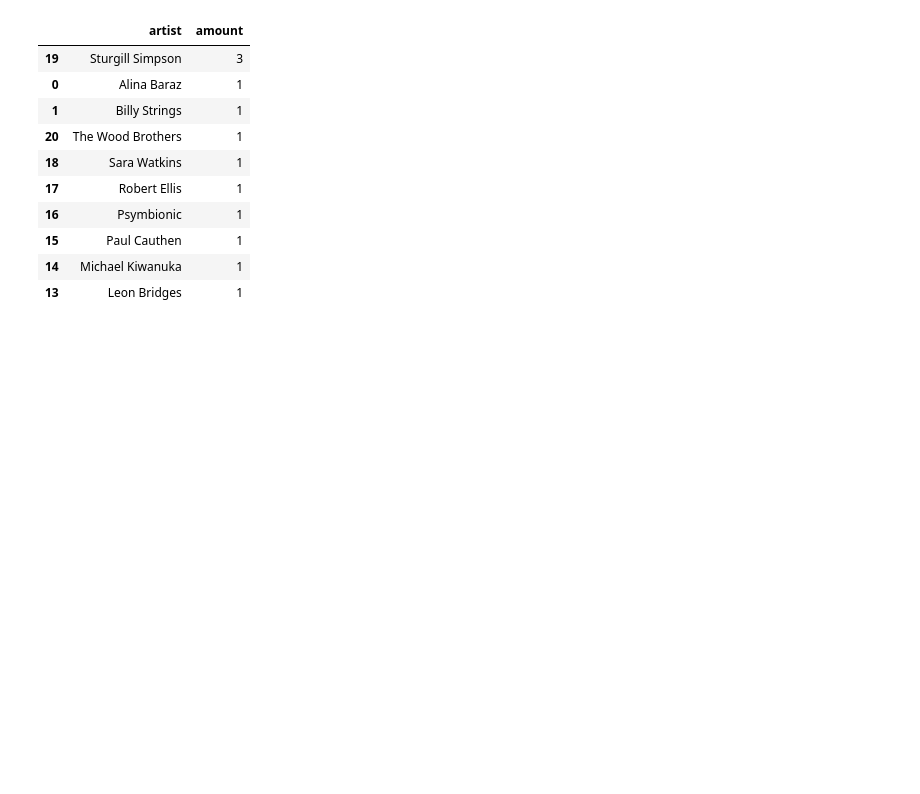
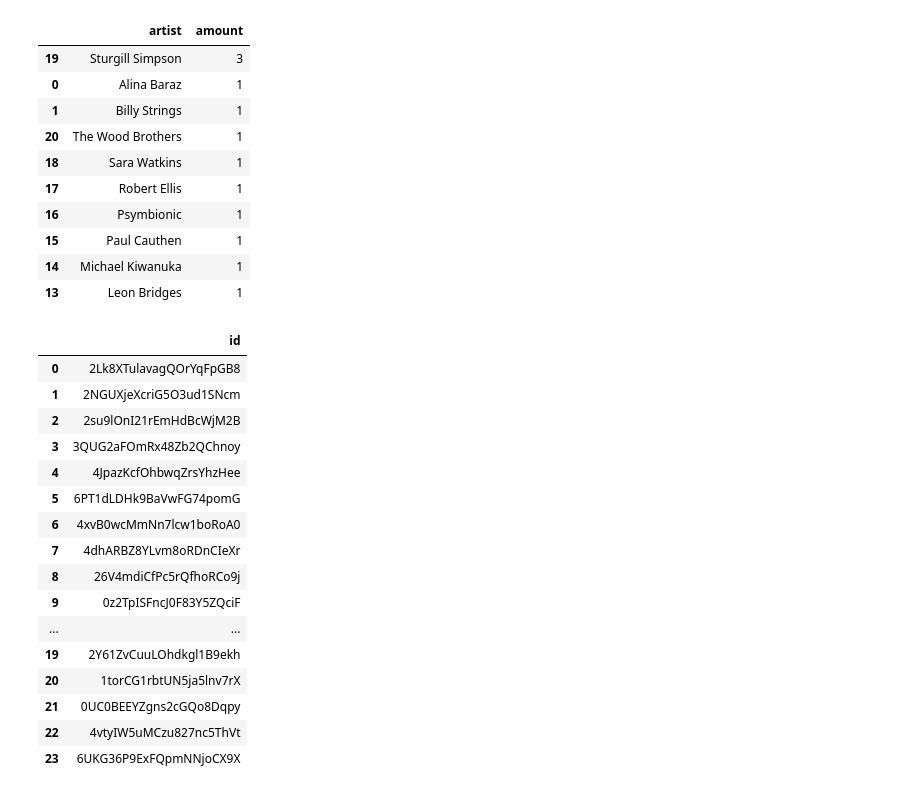
Before and after one commit to cwsteph/Spotify-JS, a Jupyter notebook: Untitled.ipynb, the cells around one changed output. Saved outputs shown, nothing was run; the diff lists cells and outputs as text; code cells hidden in the pictures; blank space fills up the shorter version.

Commit message:
pulled song attributes

```diff
--- a/Untitled.ipynb
+++ b/Untitled.ipynb
@@ -72,3 +79,27 @@ tracks_df \
 | 15 | Paul Cauthen | 1 |
 | 14 | Michael Kiwanuka | 1 |
 | 13 | Leon Bridges | 1 |
+# %%
+song_ids = pd.DataFrame(tracks_df, columns= ['id'])
+song_ids
+# song_id_list = song_ids.values.tolist()
+# slice(song_id_list)
+# print(song_id_list)
+# %% [output]
+|  | id |
+| 0 | 2Lk8XTulavagQOrYqFpGB8 |
+| 1 | 2NGUXjeXcriG5O3ud1SNcm |
+| 2 | 2su9lOnI21rEmHdBcWjM2B |
+| 3 | 3QUG2aFOmRx48Zb2QChnoy |
+| 4 | 4JpazKcfOhbwqZrsYhzHee |
+| 5 | 6PT1dLDHk9BaVwFG74pomG |
+| 6 | 4xvB0wcMmNn7lcw1boRoA0 |
+| 7 | 4dhARBZ8YLvm8oRDnCIeXr |
+| 8 | 26V4mdiCfPc5rQfhoRCo9j |
+| 9 | 0z2TpISFncJ0F83Y5ZQciF |
+| ... | ... |
+| 19 | 2Y61ZvCuuLOhdkgl1B9ekh |
+| 20 | 1torCG1rbtUN5ja5lnv7rX |
+| 21 | 0UC0BEEYZgns2cGQo8Dqpy |
+| 22 | 4vtyIW5uMCzu827nc5ThVt |
+| 23 | 6UKG36P9ExFQpmNNjoCX9X |
```
Also changed, not shown: parts of 3 cells of this notebook, 1 other file.
